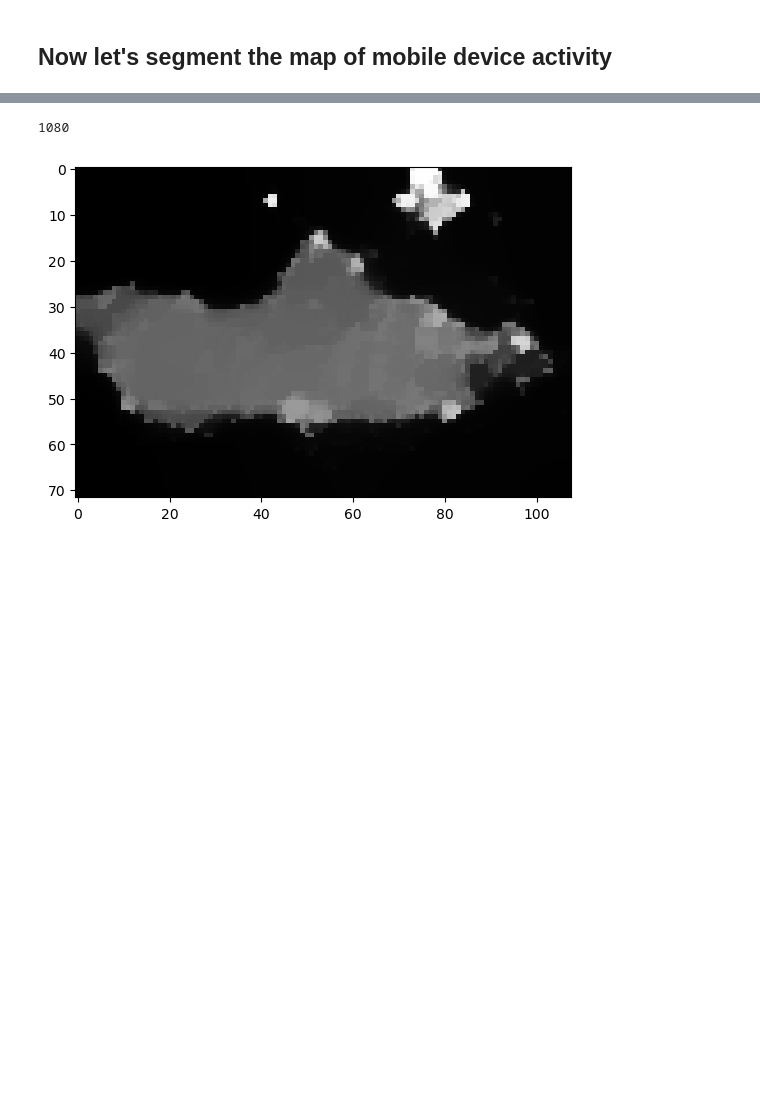
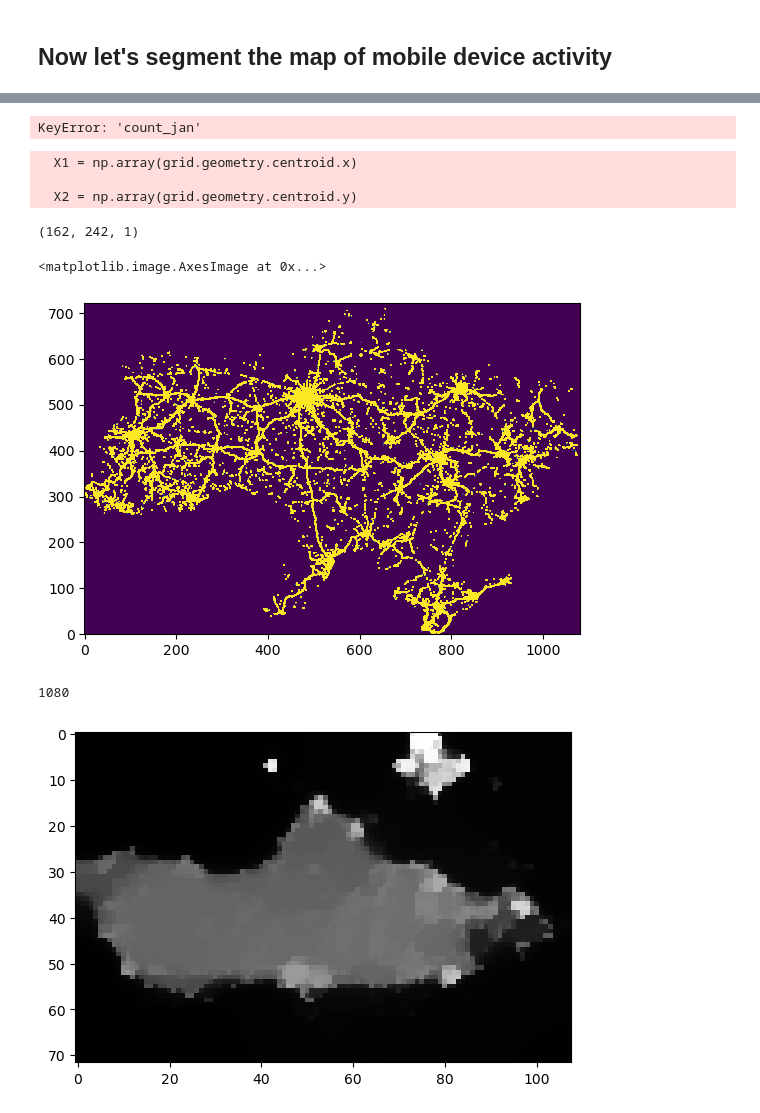
Before and after one commit to Davidvandijcke/fdr, a Jupyter notebook: src/analysis/frontline.ipynb, the cells around one changed output, grey strips where cells are left out. Cells and saved outputs as stored; diff of their text form; code cells hidden in the pictures; blank space fills up the shorter version.

```diff
--- a/src/analysis/frontline.ipynb
+++ b/src/analysis/frontline.ipynb
@@ -27,7 +34,8 @@ import boto3
 # %%
 # # set path
 bsdir = "s3://ipsos-dvd/fdd/data/out/ukr/" # set to desired directory
+bsdir = "/Users/davidvandijcke/Dropbox (University of Michigan)/rdd/data/out/"
 # %% [markdown]
 ## Now let's segment the map of mobile device activity
 # %%
-grid = gpd.read_file(bsdir + "grid_daily/" + "2022-11-11.geojson")
+grid = gpd.read_file(bsdir + "grid_daily_pings/" + "2022-11-09.geojson")
@@ -33,0 +58,5 @@ grid = gpd.read_file(bsdir + "grid_daily/" + "2022-11-11.geojson")
+# %%
+# dissolve to higher granularity
+grid['col_label'] = (grid.geometry.centroid.x // 5000).astype(int)
+grid['row_label'] = (grid.geometry.centroid.y // 5000).astype(int)
+agg_gdf = grid.dissolve(by=['col_label', 'row_label'], aggfunc='sum')
@@ -34,3 +83,7 @@ grid = gpd.read_file(bsdir + "grid_daily/" + "2022-11-11.geojson")
+# %%
+agg_gdf['count_ratio'] = agg_gdf['count'] / agg_gdf['count_jan']
+# %% [output]
+KeyError: 'count_jan'
 # %%
 #grid.explore(column='count_ratio', cmap='Reds', legend=True,  vmax = 0.5)
 # %%
@@ -40,9 +93,13 @@ X = np.stack([X1, X2], axis = 1)
 
 Y = np.array(grid['count_ratio'])
 
-# winsorize
-qtile = np.quantile(Y, 0.9)
+# # winsorize
+qtile = np.quantile(Y, 0.99)
 Y[Y > qtile] = qtile # 0.5
+# %% [output]
+  X1 = np.array(grid.geometry.centroid.x)
+
+  X2 = np.array(grid.geometry.centroid.y)
 # %%
 # as image
 X1_width = 10000 #np.diff(np.unique(X1)).min()
@@ -58,6 +115,15 @@ N = Y.shape[0]
 resolution = 1/int(np.sqrt(N))
 model = FDD(Y, X, level = S, lmbda = 5, nu = 0.01, iter = 5000, tol = 5e-5, pick_nu = "MS", CI=False, rectangle=True, resolution=resolution,
             scripted=False)
+# %%
+model.grid_y.shape
+# %% [output]
+(162, 242, 1)
+# %%
+plt.imshow(model.grid_y.squeeze(), origin="lower", vmax=0.0001)
+# %% [output]
+<matplotlib.image.AxesImage at 0x...>
+[figure, added]
 # %%
 results = model.run()
 # %%
```
Also changed, not shown: parts of 4 cells of this notebook, 8 other files.
